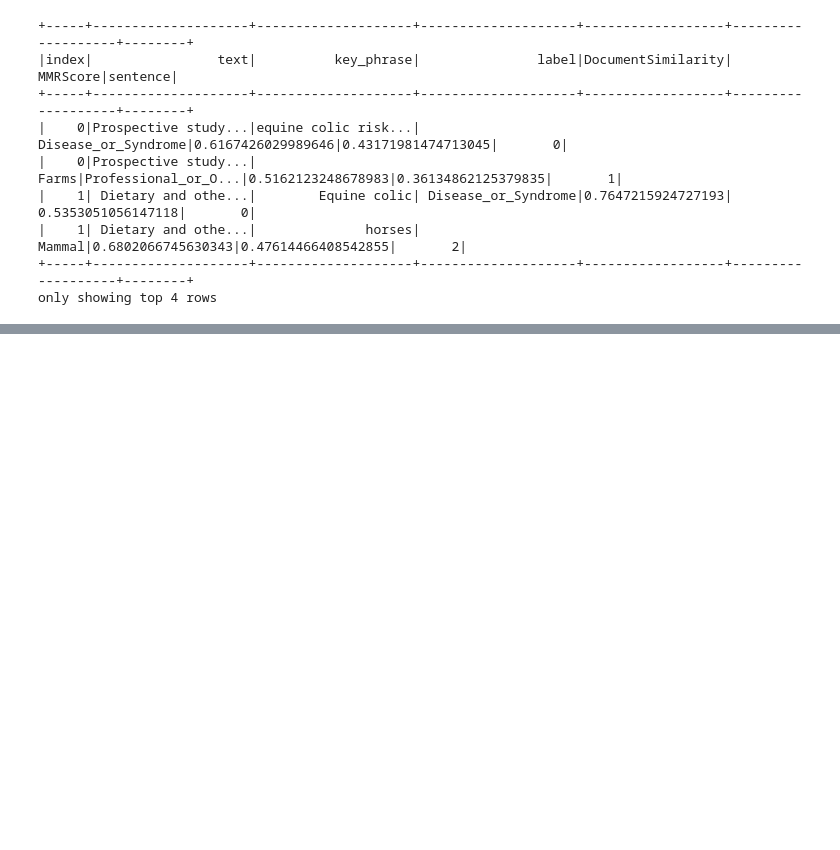
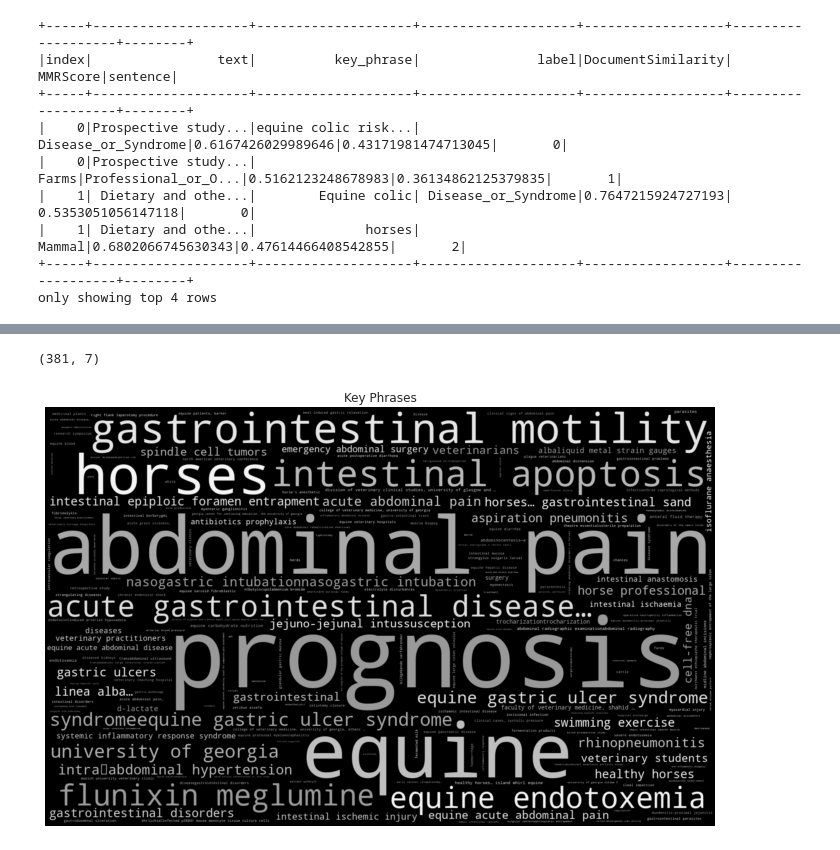
Before and after one commit to SolanaO/Healthcare_SparkNLP_Study, a Jupyter notebook: Healthcare_SparkNLP_Equine_Dataset_Study.ipynb, the cells around one changed output, grey strips where cells are left out. Cells and saved outputs as stored; diff of their text form; code cells hidden in the pictures; blank space fills up the shorter version.

Commit message:
Add key phrase analysis.

```diff
--- a/Healthcare_SparkNLP_Equine_Dataset_Study.ipynb
+++ b/Healthcare_SparkNLP_Equine_Dataset_Study.ipynb
@@ -820,0 +772,3 @@ only showing top 20 rows
+# %%
+# Apply the pipeline to the augumented titles Spark dataframe
+doc_results = doc_phrase_pipeline.fit(empty_df).transform(augm_df)
@@ -820,0 +800,4 @@ only showing top 20 rows
+# %%
+# Save as a pandas dataframe
+doc_df = doc_results_pds.toPandas()
+doc_df.head(6)
@@ -820,0 +814,3 @@ only showing top 20 rows
+# %%
+# Case normalize the key phrases
+doc_df.key_phrase = doc_df.key_phrase.str.lower()
@@ -820,0 +829,44 @@ only showing top 20 rows
+# %%
+# The items that do not contain equine colic in key phrase
+eqcol_df = doc_df[~doc_df['key_phrase'].str.contains('colic')]
+# %%
+eqcol_df.shape
+# %% [output]
+(381, 7)
+# %%
+import random
+
+# function from https://amueller.github.io/word_cloud/auto_examples/a_new_hope.html
+def grey_color_func(word, font_size, position, orientation, random_state=None,
+                    **kwargs):
+    return "hsl(0, 0%%, %d%%)" % random.randint(60, 100)
+
+
+# Create a simple wordcloud with the key phrases after removing equine colic
+phrases_df = eqcol_df.key_phrase.value_counts().to_dict()
+
+# Create the figure and title
+plt.figure(figsize=(12, 8))
+
+# Generate the wordcloud from frequencies
+wc = WordCloud(width = 1600,
+               height=1000,
+               margin=10,
+               random_state=1).generate_from_frequencies(phrases_df)
+
+# Display the fitted and recolored wordcloud
+plt.imshow(wc.recolor(color_func=grey_color_func, random_state=3),
+           interpolation="bilinear")
+
+# Turn axis off to get rid of axis numbers
+plt.axis("off")
+
+# Create title
+plt.title("Key Phrases")
+
+# save to file
+wc.to_file("key_phrases.png")
+
+plt.show()
+# %% [output]
+[figure, added]
```
Also changed, not shown: parts of 26 cells of this notebook, 2 other files.
